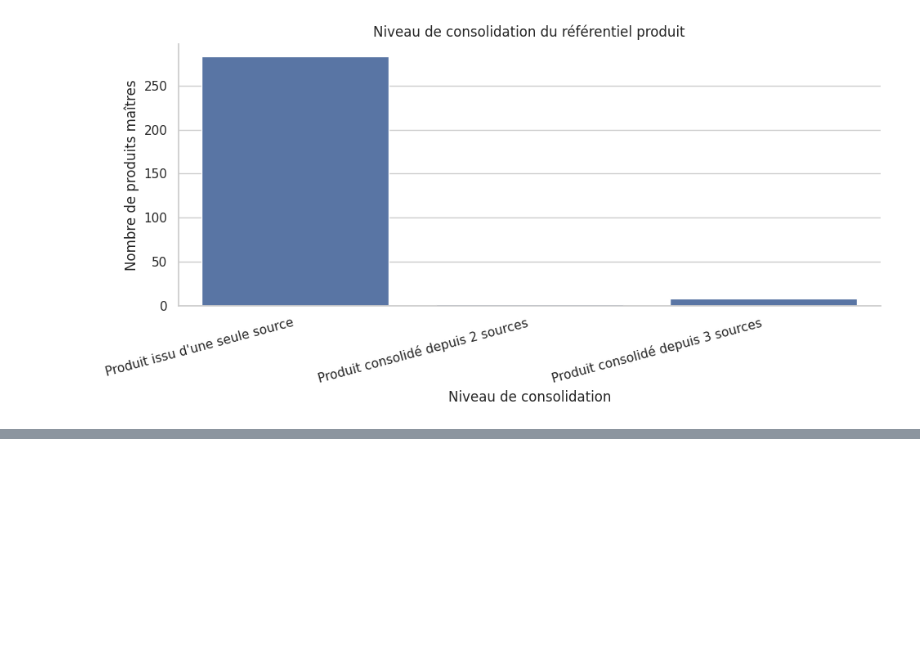
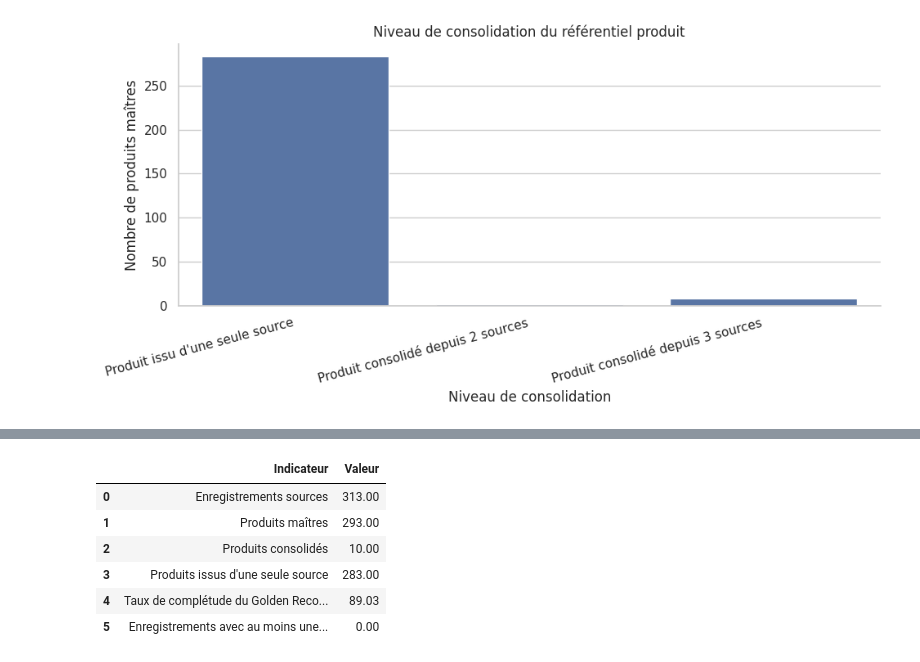
Before and after one commit to Ramadiaw12/Project_datagouvernance, a Jupyter notebook: notebooks/01_diagnostic_donnees.ipynb, the cells around one changed output, grey strips where cells are left out. Drawn from its saved outputs; the diff is of its cells as text; code cells hidden in the pictures; blank space fills up the shorter version.

```diff
--- a/notebooks/01_diagnostic_donnees.ipynb
+++ b/notebooks/01_diagnostic_donnees.ipynb
@@ -2593,0 +2780,92 @@ plt.show()
+# %%
+import pandas as pd
+import numpy as np
+import matplotlib.pyplot as plt
+import seaborn as sns
+from pathlib import Path
+
+sns.set_theme(style="whitegrid")
+
+# ==========================================
+# 1. INDICATEURS GLOBAUX
+# ==========================================
+
+nombre_sources = len(donnees_mdm)
+nombre_golden_records = len(mdm_final)
+
+# Nombre de produits provenant de plusieurs systèmes
+sources_par_produit = (
+    donnees_mdm.groupby("master_product_id")["source_system"]
+    .nunique()
+)
+
+produits_consolides = int((sources_par_produit > 1).sum())
+produits_non_consolides = int((sources_par_produit == 1).sum())
+
+# Complétude des attributs du Golden Record
+attributs = [
+    col for col in [
+        "product_name", "brand", "category",
+        "gtin", "model", "specification", "color"
+    ]
+    if col in mdm_final.columns
+]
+
+taux_completude = (
+    mdm_final[attributs].notna().mean().mean() * 100
+    if attributs else 0
+)
+
+# Anomalies de qualité présentes dans donnees_mdm
+colonnes_anomalies = [
+    "nom_manquant",
+    "marque_manquante",
+    "categorie_manquante",
+    "gtin_manquant",
+    "gtin_invalide",
+    "identifiant_manquant",
+    "identifiant_duplique"
+]
+
+colonnes_disponibles = [
+    c for c in colonnes_anomalies
+    if c in donnees_mdm.columns
+]
+
+nombre_anomalies = (
+    donnees_mdm[colonnes_disponibles]
+    .fillna(False)
+    .astype(bool)
+    .any(axis=1)
+    .sum()
+    if colonnes_disponibles else 0
+)
+
+indicateurs_mdm = pd.DataFrame({
+    "Indicateur": [
+        "Enregistrements sources",
+        "Produits maîtres",
+        "Produits consolidés",
+        "Produits issus d'une seule source",
+        "Taux de complétude du Golden Record (%)",
+        "Enregistrements avec au moins une anomalie"
+    ],
+    "Valeur": [
+        nombre_sources,
+        nombre_golden_records,
+        produits_consolides,
+        produits_non_consolides,
+        round(taux_completude, 2),
+        int(nombre_anomalies)
+    ]
+})
+
+display(indicateurs_mdm)
+# %% [output]
+|  | Indicateur | Valeur |
+| 0 | Enregistrements sources | 313.00 |
+| 1 | Produits maîtres | 293.00 |
+| 2 | Produits consolidés | 10.00 |
+| 3 | Produits issus d'une seule source | 283.00 |
+| 4 | Taux de complétude du Golden Reco... | 89.03 |
+| 5 | Enregistrements avec au moins une... | 0.00 |
```
Also changed, not shown: parts of 6 cells of this notebook, 2 other files.
